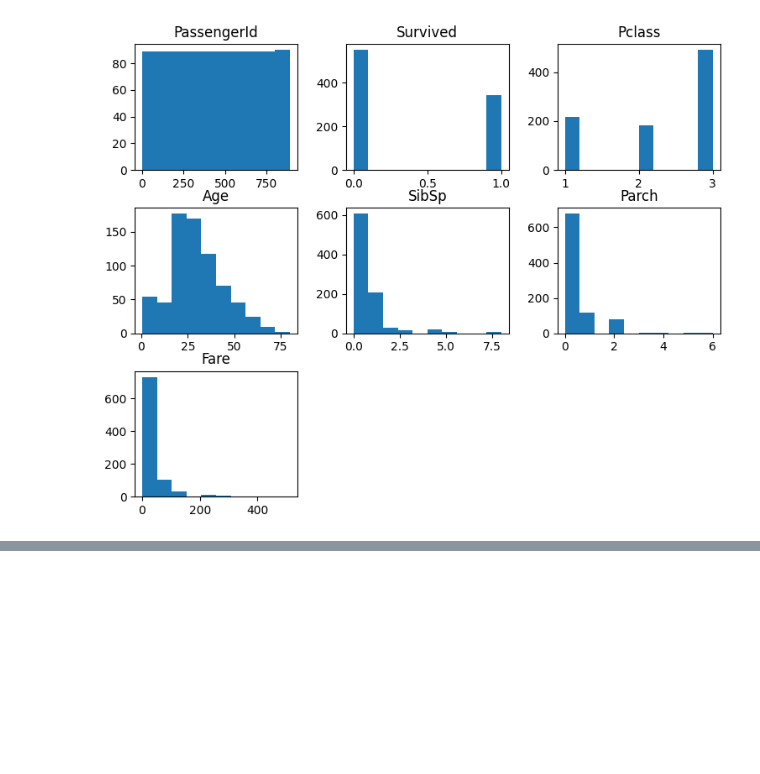
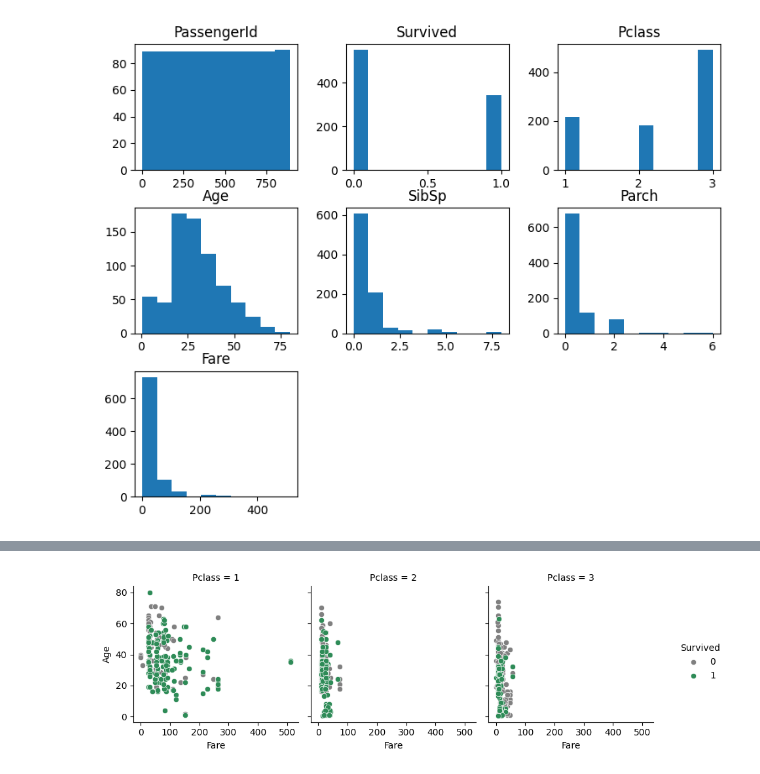
Before and after one commit to parn-jain/Data_Analytsis_Projects, a Jupyter notebook: ML Projects/Titanic Dataset/Titanic.ipynb, the cells around one changed output, grey strips where cells are left out. Saved outputs shown, nothing was run; the diff lists cells and outputs as text; code cells hidden in the pictures; blank space fills up the shorter version.

```diff
--- a/ML Projects/Titanic Dataset/Titanic.ipynb
+++ b/ML Projects/Titanic Dataset/Titanic.ipynb
@@ -64,0 +73,6 @@ data.hist(bins=10,figsize=(9,7),grid=False);
+# %%
+# sns.histplot(x = "Fare",y = "Age",hue = "Survival", data  = data )
+g = sns.FacetGrid(data,hue = 'Survived', col = "Pclass", margin_titles=True, palette = {1:"seagreen", 0:'grey'})
+g = g.map(sns.scatterplot , "Fare",'Age').add_legend()
+# %% [output]
+[figure, added]
```
Also changed, not shown: parts of 3 cells of this notebook, 1 other file.
